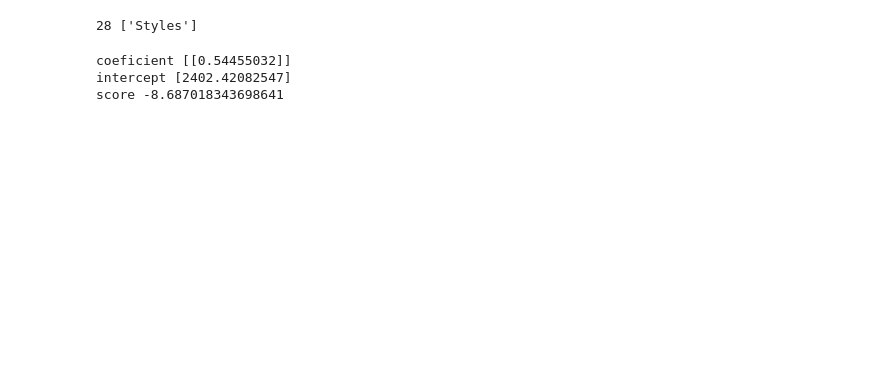
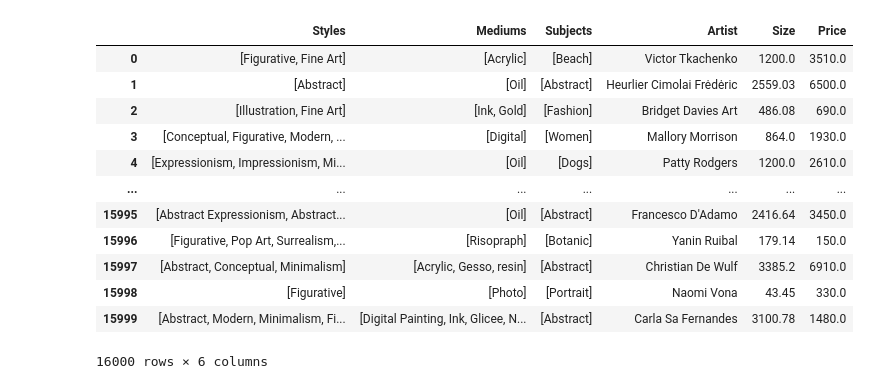
Before and after one commit to cryptogazzetta/art, a Jupyter notebook: analysis/saatchi_explore.ipynb, the cells around one changed output. Cells and saved outputs as stored; diff of their text form; code cells hidden in the pictures; blank space fills up the shorter version.

```diff
--- a/analysis/saatchi_explore.ipynb
+++ b/analysis/saatchi_explore.ipynb
@@ -168,61 +144,18 @@ print(artworks.shape)
-# %%
-## SEGMENT BY SEGMENT AND CLEAN DATA
-
-artworks_data = get_artworks_df()
-
-## COLUMN CHOSEN TO DEFINE SEGMENTS
-column_name = ['Styles']
-
-artworks_data = column_str_to_list(artworks_data, column_name)
-
-occurrence_count_on_col_dict = get_occurrence_count_on_col_dict(artworks_data, column_name)
-occurrences_threshold = 400
-# Get list with styles that appear more than style_occurrencies_threshold times
-unique_values_filtered_by_threshold = set()
-unique_values_filtered_by_threshold.update([value for value, count in occurrence_count_on_col_dict.items() if count >= occurrences_threshold])
-print(len(styles_filtered_by_threshold), column_name)
-
-fixed_df = fix_column(artworks_data, column_name, filter.fix_styles, styles_to_remove, filter.split_list)
-# Remove rows that have [] in styles
-fixed_df = fixed_df[fixed_df[column_name[0]].apply(lambda x: len(x) > 0)]
-fixed_df = fixed_df.dropna(subset=['Price', 'Size'])
-
-
-## ANALYSING SEGMENTS
-
-# New dataframe for each style in styles_filtered_by_threshold
-segments_dfs = {}
-for segment in unique_values_filtered_by_threshold:
-    normalized_key = segment.strip().capitalize()
-    segments_dfs[normalized_key] = fixed_df[fixed_df[column_name[0]].apply(lambda x: segment in x)]
-
-# Get a new dataframe with mean price, mean size, and mean price per in² for each style
-segments_mean_data = []
-for segment, df in segments_dfs.items():
-    mean_price = df['Price'].mean()
-    mean_size = df['Size'].mean()
-    mean_price_per_in2 = df['Price / in²'].mean()
-    styles_mean_data.append({
-        'Style': style,
-        'Mean Price': mean_price,
-        'Mean Size': mean_size,
-        'Mean Price / in²': mean_price_per_in2
-    })
-
-segments_mean_df = pd.DataFrame(segments_mean_data).sort_values(by='Mean Price', ascending=False).dropna().reset_index(drop=True)
-segments_mean_df
-# %% [output]
-28 ['Styles']
-# %%
-## TESTING LINEAR REGRESSION
-
-artworks_to_model = artworks.dropna(subset=['Price'])
-
-x = artworks_to_model[['Size']]
-y = artworks_to_model[['Price']]
-
-linear_regression = get_linear_regression(x, y)
-# %% [output]
-coeficient [[0.54455032]]
-intercept [2402.42082547]
-score -8.687018343698641
+# %%
+artworks = get_artworks_df()
+artworks = artworks[['Styles', 'Mediums', 'Subjects', 'Artist', 'Size', 'Price']]
+artworks
+# %% [output]
+|  | Styles | Mediums | Subjects | Artist | Size | Price |
+| 0 | [Figurative, Fine Art] | [Acrylic] | [Beach] | Victor Tkachenko | 1200.0 | 3510.0 |
+| 1 | [Abstract] | [Oil] | [Abstract] | Heurlier Cimolai Frėdėric | 2559.03 | 6500.0 |
+| 2 | [Illustration, Fine Art] | [Ink, Gold] | [Fashion] | Bridget Davies Art | 486.08 | 690.0 |
+| 3 | [Conceptual, Figurative, Modern, ... | [Digital] | [Women] | Mallory Morrison | 864.0 | 1930.0 |
+| 4 | [Expressionism, Impressionism, Mi... | [Oil] | [Dogs] | Patty Rodgers | 1200.0 | 2610.0 |
+| ... | ... | ... | ... | ... | ... | ... |
+| 15995 | [Abstract Expressionism, Abstract... | [Oil] | [Abstract] | Francesco D'Adamo | 2416.64 | 3450.0 |
+| 15996 | [Figurative, Pop Art, Surrealism,... | [Risopraph] | [Botanic] | Yanin Ruibal | 179.14 | 150.0 |
+| 15997 | [Abstract, Conceptual, Minimalism] | [Acrylic, Gesso, resin] | [Abstract] | Christian De Wulf | 3385.2 | 6910.0 |
+| 15998 | [Figurative] | [Photo] | [Portrait] | Naomi Vona | 43.45 | 330.0 |
+| 15999 | [Abstract, Modern, Minimalism, Fi... | [Digital Painting, Ink, Glicee, N... | [Abstract] | Carla Sa Fernandes | 3100.78 | 1480.0 |
+16000 rows × 6 columns
```
Also changed, not shown: parts of 10 cells of this notebook.
